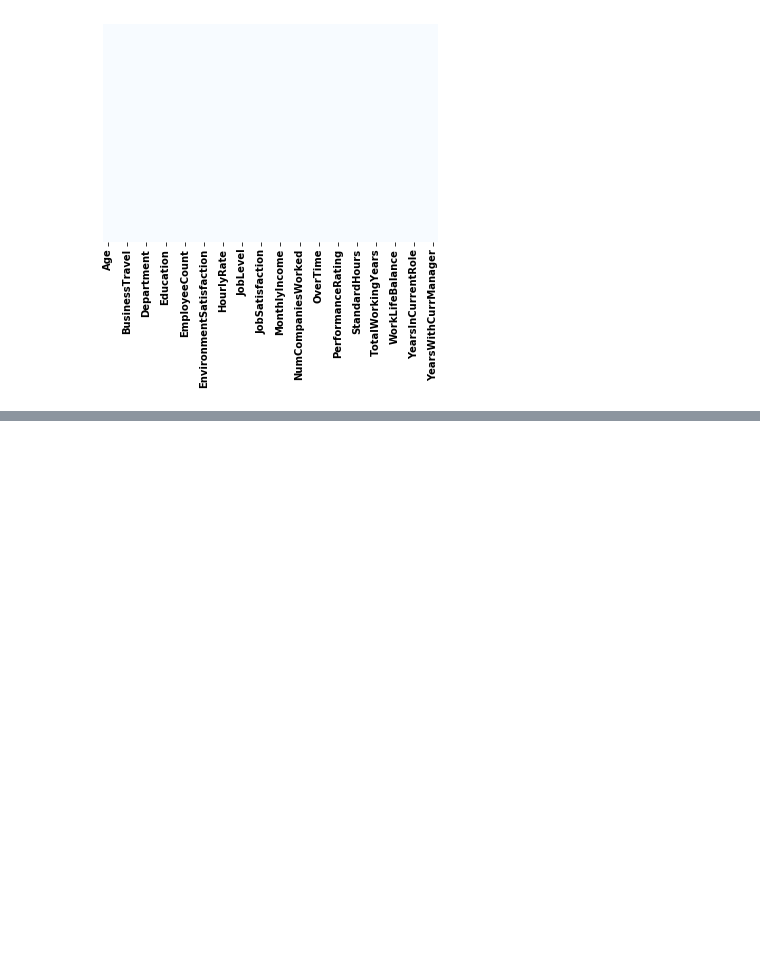
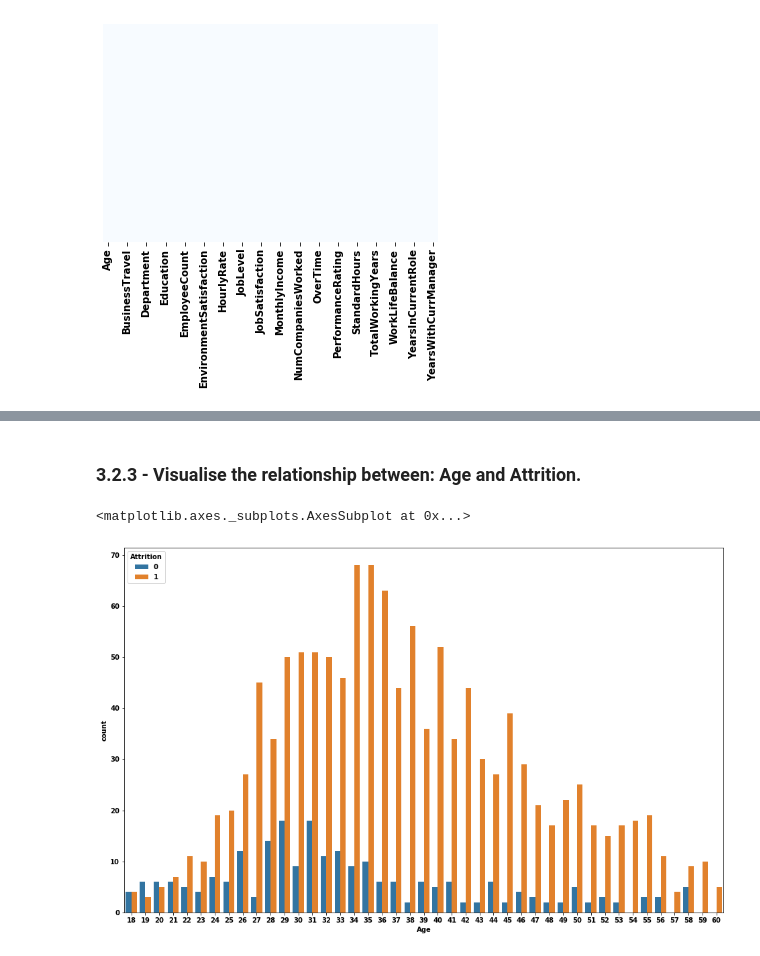
Before and after one commit to ylee9107/DS_Projects_for_Business, a Jupyter notebook: Project 1 - DS for HR department/DSB_Human Resource Department.ipynb, the cells around one changed output, grey strips where cells are left out. Cells and saved outputs as stored; diff of their text form; code cells hidden in the pictures; blank space fills up the shorter version.

```diff
--- a/Project 1 - DS for HR department/DSB_Human Resource Department.ipynb
+++ b/Project 1 - DS for HR department/DSB_Human Resource Department.ipynb
@@ -295,0 +422,8 @@ From the output plot, it shhows that there are no missing data.
+# %% [markdown]
+### 3.2.3 - Visualise the relationship between: Age and Attrition.
+# %%
+plt.figure(figsize=(16, 10))
+sns.countplot(x= "Age", hue='Attrition', data=employee_data_df)
+# %% [output]
+<matplotlib.axes._subplots.AxesSubplot at 0x...>
+[figure, added]
```
Also changed, not shown: parts of 29 cells of this notebook.
